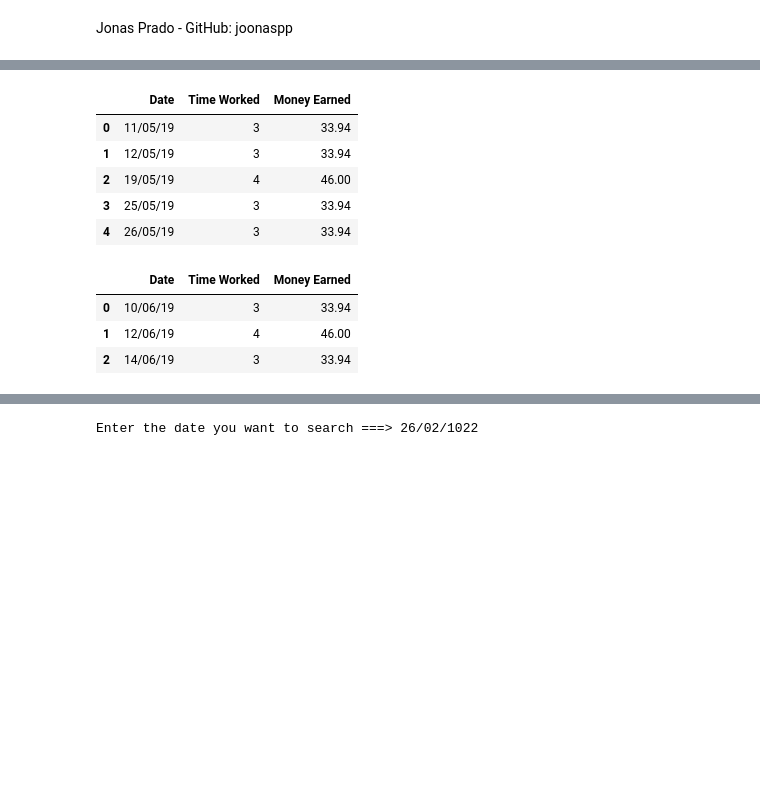
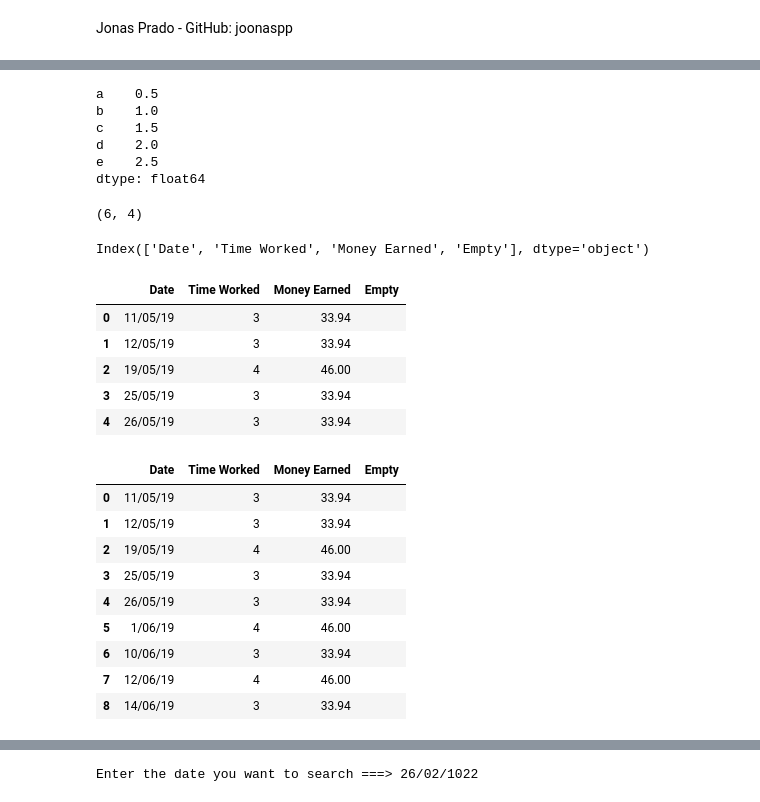
Before and after one commit to joonaspp/learning-library-python, a Jupyter notebook: learning_python_pandas.ipynb, the cells around one changed output, grey strips where cells are left out. Saved outputs shown, nothing was run; the diff lists cells and outputs as text; code cells hidden in the pictures; blank space fills up the shorter version.

```diff
--- a/learning_python_pandas.ipynb
+++ b/learning_python_pandas.ipynb
@@ -11,27 +43,66 @@ import pandas as pd
+# %%
+#Somando todos os valores presentes na Series por 2
+s.add(2)
+#Subtraindo 2 de todos os valores
+s.sub(2)
+#Multiplicando todos os valores por 2
+s.mul(2)
+#Dividindo valores por 2
+s.div(2)
+# %% [output]
+a    0.5
+b    1.0
+c    1.5
+d    2.0
+e    2.5
+dtype: float64
 # %%
-#Criando um dataframe
+#Criando um DataFrame (2 dimensões)
 df = pd.DataFrame({
     'Date':['11/05/19', '12/05/19', '19/05/19', '25/05/19', '26/05/19', '1/06/19'],
     'Time Worked': [3, 3, 4, 3, 3, 4],
-    'Money Earned': [33.94, 33.94, 46, 33.94, 33.94, 46]})
+    'Money Earned': [33.94, 33.94, 46, 33.94, 33.94, 46],
+    'Empty': ['','','','','','']})
+# %%
+#Dimensões de um DataFrame
+df.shape
+# %% [output]
+(6, 4)
+# %%
+#Colunas do DataFrame
+df.columns
+# %% [output]
+Index(['Date', 'Time Worked', 'Money Earned', 'Empty'], dtype='object')
+# %%
+#Renomeando colunas de um DataFrame
+df.columns = ['Date', 'Time Worked', 'Money Earned','Empty']
 # %%
-#Exibe apenas as 5 primeiras linhas do quadro de dados
+#Exibindo primeiras 5 linhas de um DataFrame
 df.head()
 # %% [output]
-|  | Date | Time Worked | Money Earned |
-| 0 | 11/05/19 | 3 | 33.94 |
-| 1 | 12/05/19 | 3 | 33.94 |
-| 2 | 19/05/19 | 4 | 46.00 |
-| 3 | 25/05/19 | 3 | 33.94 |
-| 4 | 26/05/19 | 3 | 33.94 |
+|  | Date | Time Worked | Money Earned | Empty |
+| 0 | 11/05/19 | 3 | 33.94 |  |
+| 1 | 12/05/19 | 3 | 33.94 |  |
+| 2 | 19/05/19 | 4 | 46.00 |  |
+| 3 | 25/05/19 | 3 | 33.94 |  |
+| 4 | 26/05/19 | 3 | 33.94 |  |
 # %%
-# Adicionando linhas no dataframe
+#Adicionando linhas em um DataFrame
 df2 = pd.DataFrame({'Date': ['10/06/19', '12/06/19', '14/06/19'],
                     'Time Worked': [3, 4, 3],
-                    'Money Earned': [33.94, 46, 33.94]})
-df2
+                    'Money Earned': [33.94, 46, 33.94],
+                    'Empty': ['','','']})
+
+df = df.append(df2, ignore_index=True, sort = False)
+df
 # %% [output]
-|  | Date | Time Worked | Money Earned |
-| 0 | 10/06/19 | 3 | 33.94 |
-| 1 | 12/06/19 | 4 | 46.00 |
-| 2 | 14/06/19 | 3 | 33.94 |
+|  | Date | Time Worked | Money Earned | Empty |
+| 0 | 11/05/19 | 3 | 33.94 |  |
+| 1 | 12/05/19 | 3 | 33.94 |  |
+| 2 | 19/05/19 | 4 | 46.00 |  |
+| 3 | 25/05/19 | 3 | 33.94 |  |
+| 4 | 26/05/19 | 3 | 33.94 |  |
+| 5 | 1/06/19 | 4 | 46.00 |  |
+| 6 | 10/06/19 | 3 | 33.94 |  |
+| 7 | 12/06/19 | 4 | 46.00 |  |
+| 8 | 14/06/19 | 3 | 33.94 |  |
```
Also changed, not shown: parts of 21 cells of this notebook, 2 other files.
